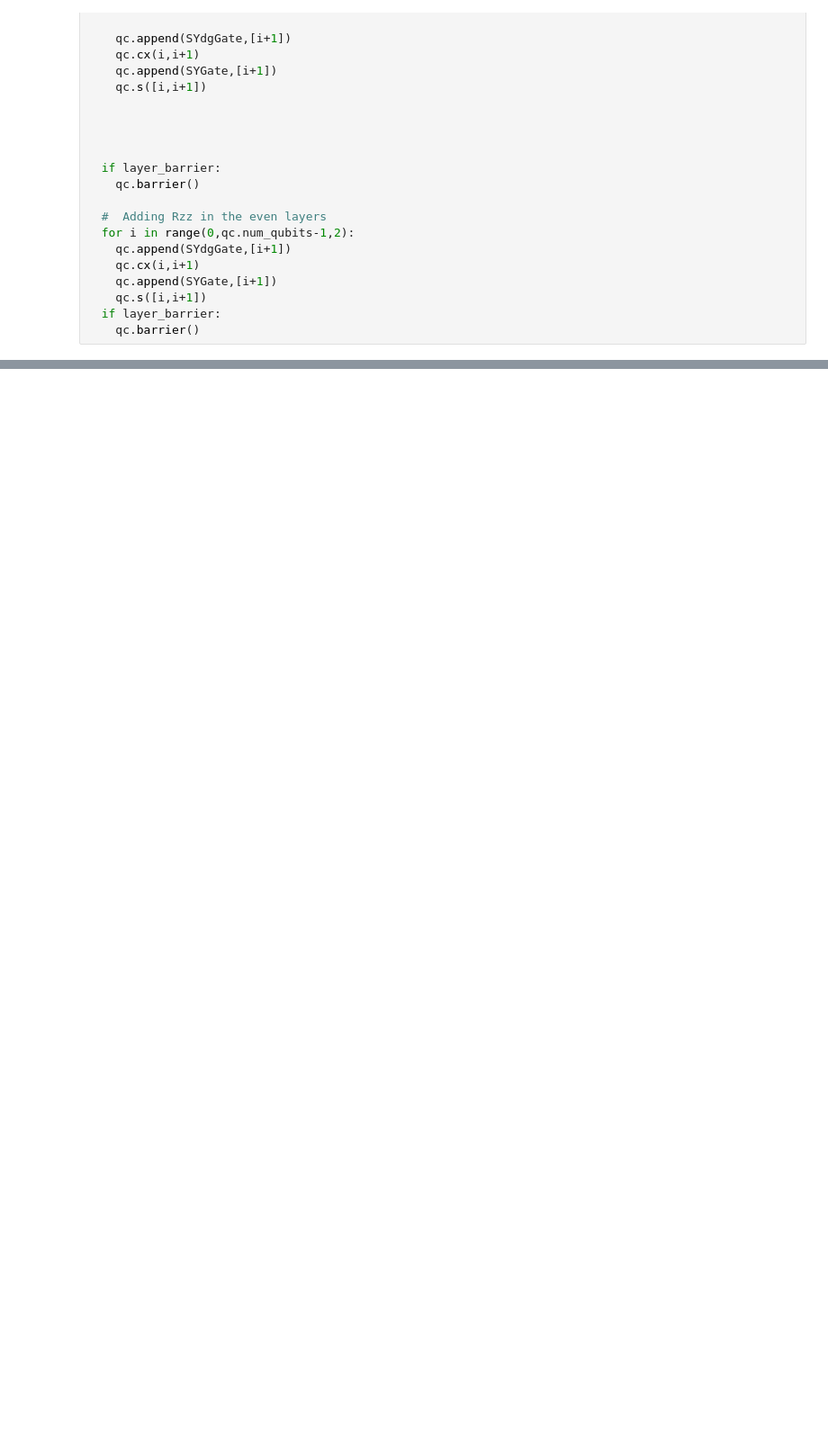
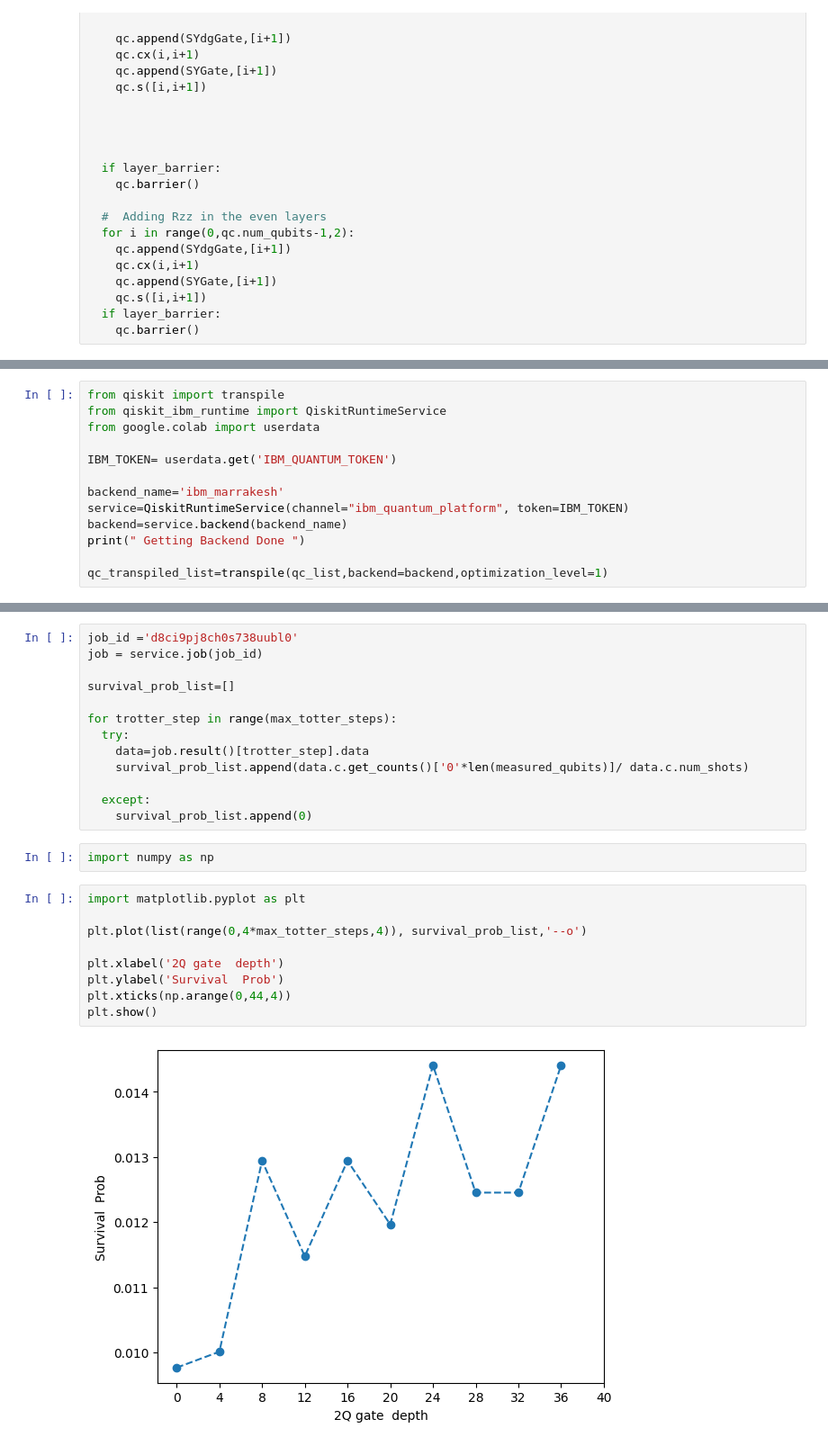
Before and after one commit to yaswanthvuppala/Quantum-Computing-codes, a Jupyter notebook: Primitives_in_Qc.ipynb, the cells around one changed output, grey strips where cells are left out. Shown at 90% size. Cells and saved outputs as stored; diff of their text form; blank space fills up the shorter version.

```diff
--- a/Primitives_in_Qc.ipynb
+++ b/Primitives_in_Qc.ipynb
@@ -133,0 +159,13 @@ qc.draw(output='mpl',fold=-1)
+# %%
+from qiskit import transpile
+from qiskit_ibm_runtime import QiskitRuntimeService
+from google.colab import userdata
+
+IBM_TOKEN= userdata.get('IBM_QUANTUM_TOKEN')
+
+backend_name='ibm_marrakesh'
+service=QiskitRuntimeService(channel="ibm_quantum_platform", token=IBM_TOKEN)
+backend=service.backend(backend_name)
+print(" Getting Backend Done ")
+
+qc_transpiled_list=transpile(qc_list,backend=backend,optimization_level=1)
@@ -133,0 +193,26 @@ qc.draw(output='mpl',fold=-1)
+# %%
+job_id ='d8ci9pj8ch0s738uubl0'
+job = service.job(job_id)
+
+survival_prob_list=[]
+
+for trotter_step in range(max_totter_steps):
+  try:
+    data=job.result()[trotter_step].data
+    survival_prob_list.append(data.c.get_counts()['0'*len(measured_qubits)]/ data.c.num_shots)
+
+  except:
+    survival_prob_list.append(0)
+# %%
+import numpy as np
+# %%
+import matplotlib.pyplot as plt
+
+plt.plot(list(range(0,4*max_totter_steps,4)), survival_prob_list,'--o')
+
+plt.xlabel('2Q gate  depth')
+plt.ylabel('Survival  Prob')
+plt.xticks(np.arange(0,44,4))
+plt.show()
+# %% [output]
+[figure, added]
```
Also changed, not shown: parts of 11 cells of this notebook.
